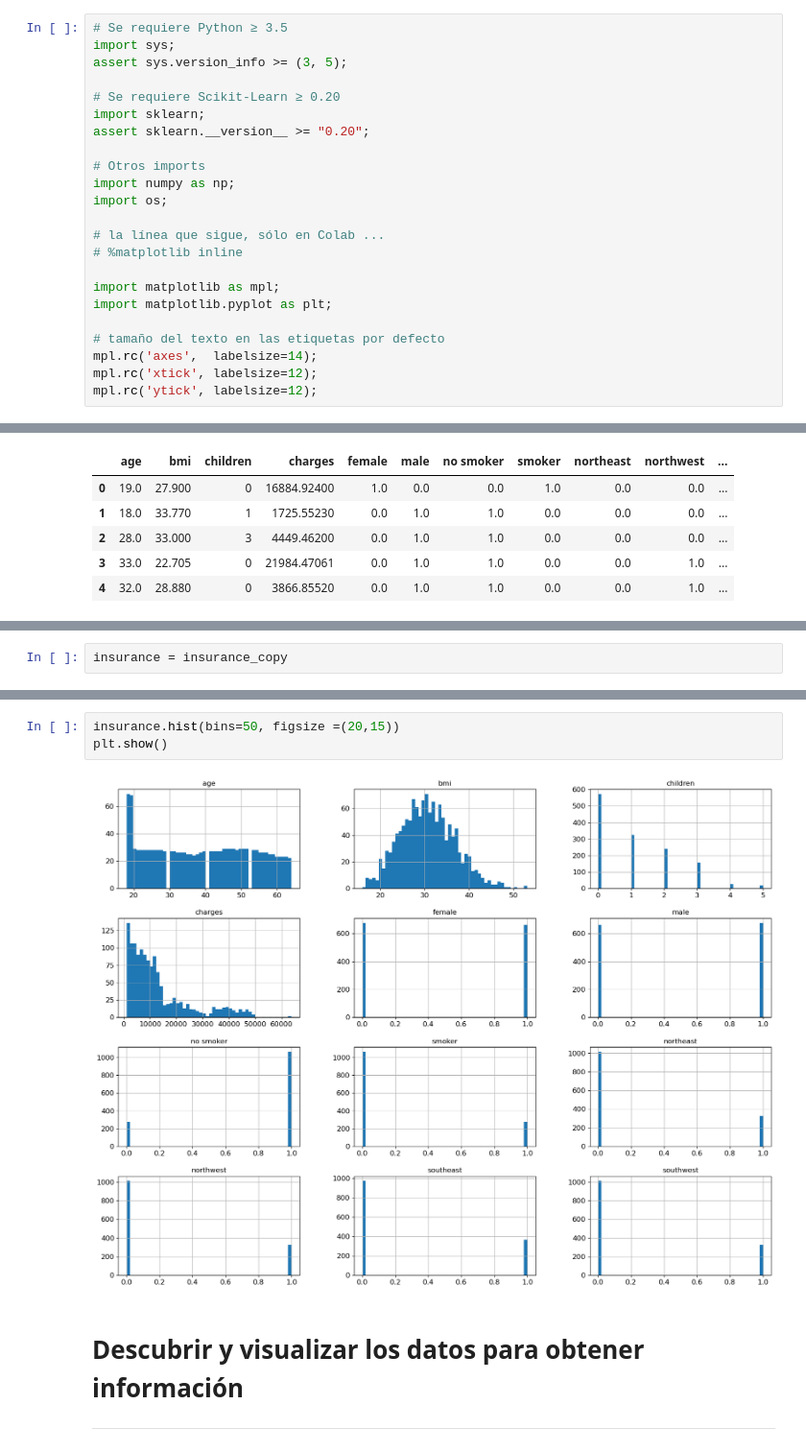
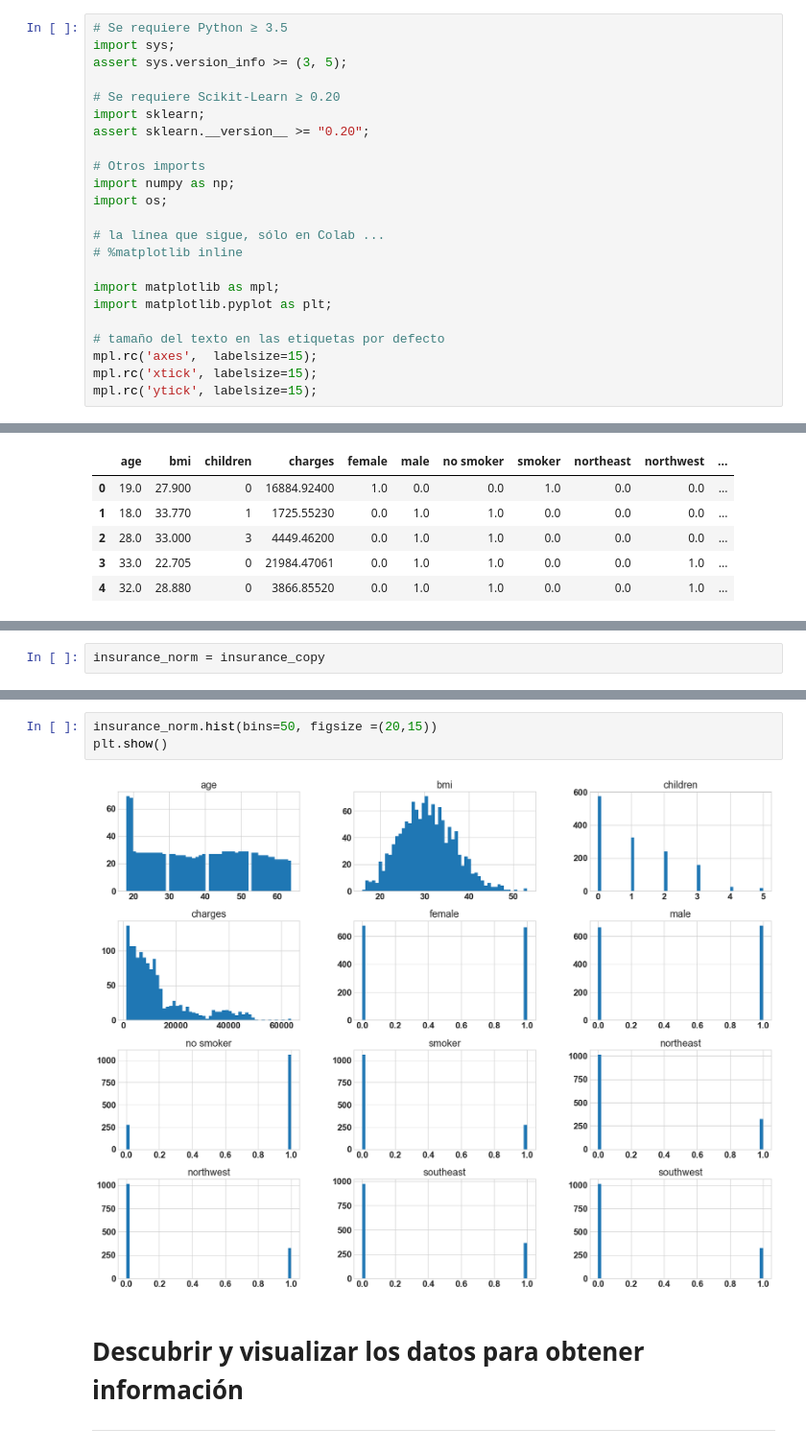
Before and after one commit to RobinGoldwing/gold-insurance, a Jupyter notebook: Proyecto ML insurance.ipynb, the cells around one changed output, grey strips where cells are left out. Shown at 96% size. Saved outputs shown, nothing was run; the diff lists cells and outputs as text.

```diff
--- a/Proyecto ML insurance.ipynb
+++ b/Proyecto ML insurance.ipynb
@@ -26,9 +26,9 @@ import matplotlib as mpl;
 import matplotlib.pyplot as plt;
 
 # tamaño del texto en las etiquetas por defecto
-mpl.rc('axes',  labelsize=14);
-mpl.rc('xtick', labelsize=12);
-mpl.rc('ytick', labelsize=12);
+mpl.rc('axes',  labelsize=15);
+mpl.rc('xtick', labelsize=15);
+mpl.rc('ytick', labelsize=15);
 # %% [markdown]
 # Definimos la función que importará los datos
 # %%
@@ -361,3 +361,3 @@ memory usage: 125.6 KB
 # %%
-insurance = insurance_copy
+insurance_norm = insurance_copy
 # %%
@@ -373,10 +373,10 @@ insurance.describe()
 | 75% | 51.000000 | 34.693750 | 2.000000 | 16639.912515 | 1.000000 | 1.000000 | 1.000000 | 0.000000 | 0.000000 | 0.000000 | ... |
 | max | 64.000000 | 53.130000 | 5.000000 | 63770.428010 | 1.000000 | 1.000000 | 1.000000 | 1.000000 | 1.000000 | 1.000000 | ... |
 # %%
-insurance.hist(bins=50, figsize =(20,15))
+insurance_norm.hist(bins=50, figsize =(20,15))
 plt.show()
 # %% [output]
-[figure, old version]
+[figure, new version]
 # %% [markdown]
 # Descubrir y visualizar los datos para obtener información
 
```
Also changed, not shown: parts of 158 cells of this notebook, 1 other file.
